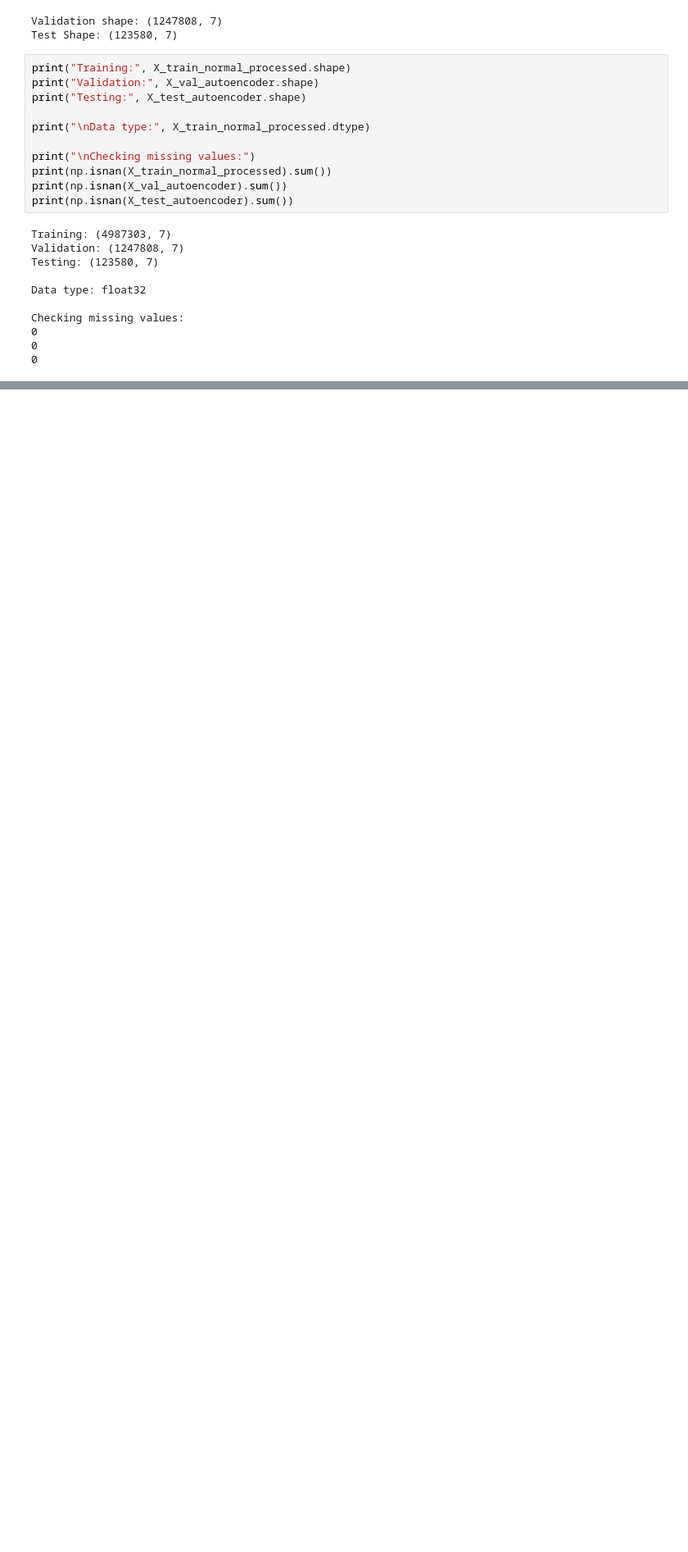
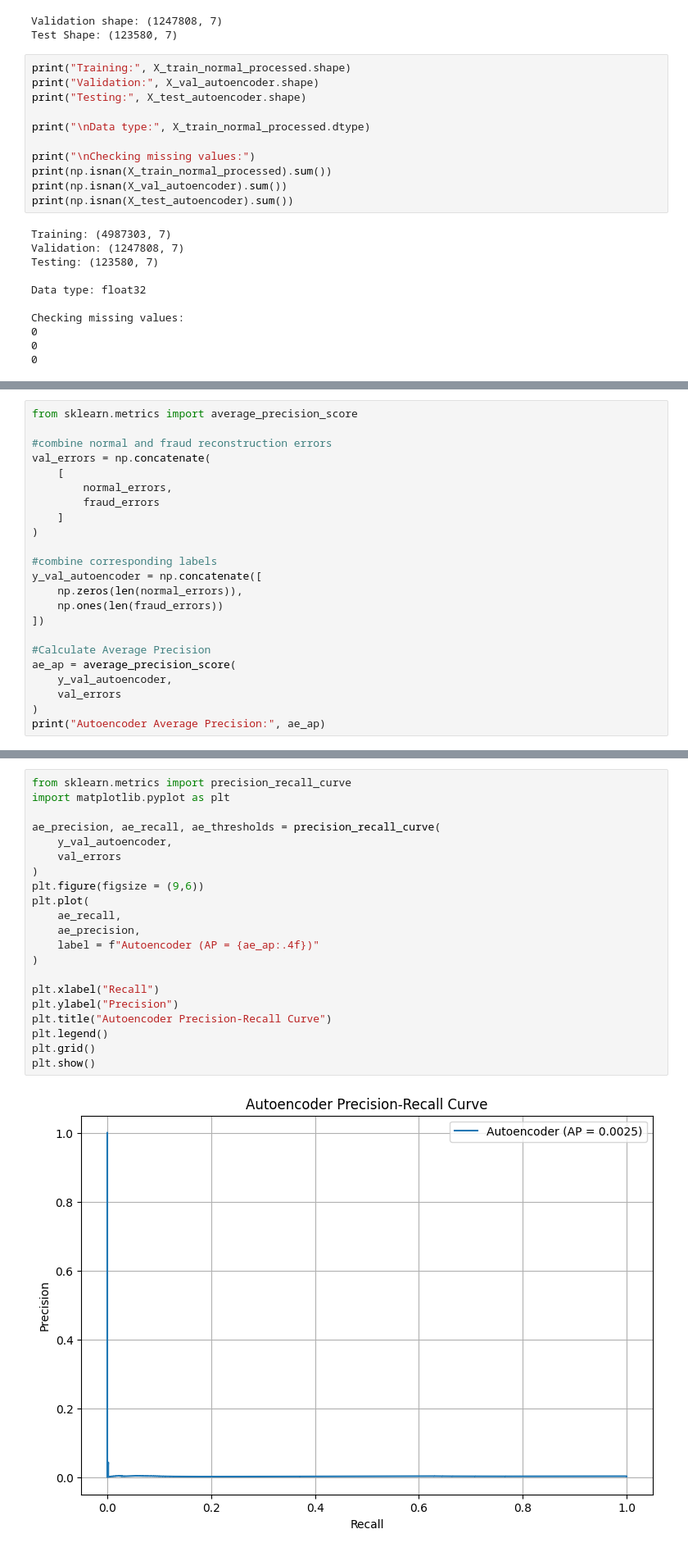
Before and after one commit to sthasarita/digital_wallet_fraud_detection, a Jupyter notebook: main.ipynb, the cells around one changed output, grey strips where cells are left out. Shown at 82% size. Drawn from its saved outputs; the diff is of its cells as text; blank space fills up the shorter version.

```diff
--- a/main.ipynb
+++ b/main.ipynb
@@ -1604,0 +1810,23 @@ Checking missing values:
+# %%
+from sklearn.metrics import average_precision_score
+
+#combine normal and fraud reconstruction errors
+val_errors = np.concatenate(
+    [
+        normal_errors,
+        fraud_errors
+    ]
+)
+
+#combine corresponding labels
+y_val_autoencoder = np.concatenate([
+    np.zeros(len(normal_errors)),
+    np.ones(len(fraud_errors))
+])
+
+#Calculate Average Precision
+ae_ap = average_precision_score(
+    y_val_autoencoder,
+    val_errors
+)
+print("Autoencoder Average Precision:", ae_ap)
@@ -1604,0 +1835,23 @@ Checking missing values:
+# %%
+from sklearn.metrics import precision_recall_curve
+import matplotlib.pyplot as plt
+
+ae_precision, ae_recall, ae_thresholds = precision_recall_curve(
+    y_val_autoencoder,
+    val_errors
+)
+plt.figure(figsize = (9,6))
+plt.plot(
+    ae_recall,
+    ae_precision,
+    label = f"Autoencoder (AP = {ae_ap:.4f})"
+)
+
+plt.xlabel("Recall")
+plt.ylabel("Precision")
+plt.title("Autoencoder Precision-Recall Curve")
+plt.legend()
+plt.grid()
+plt.show()
+# %% [output]
+[figure, added]
```
Also changed, not shown: parts of 57 cells of this notebook.
